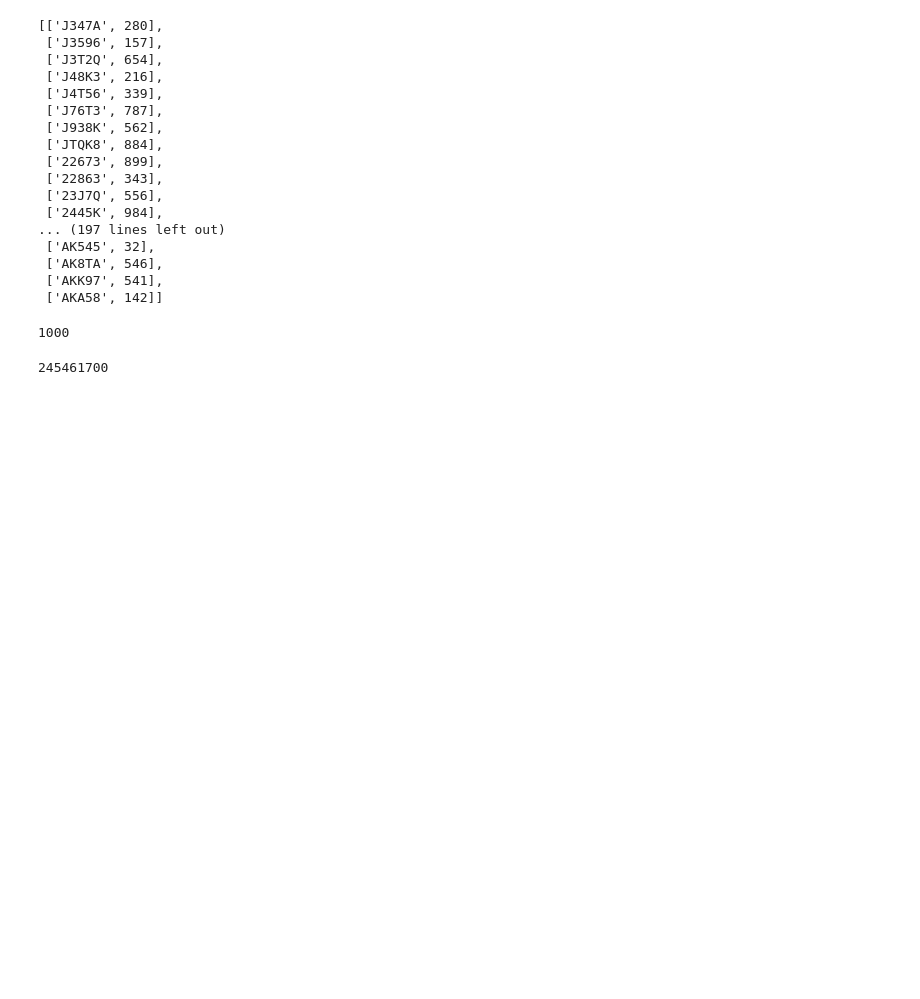
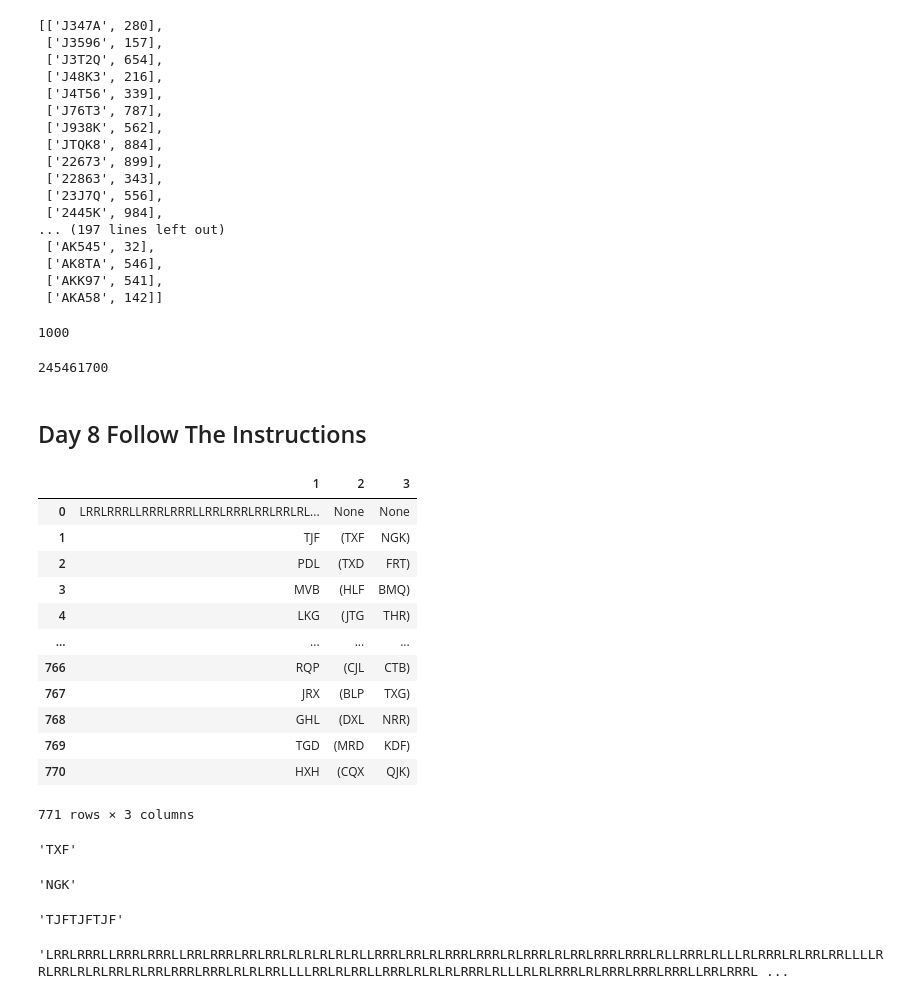
Before and after one commit to nurfnick/AdventOfCode2023, a Jupyter notebook: PythonCode.ipynb, the cells around one changed output. Drawn from its saved outputs; the diff is of its cells as text; code cells hidden in the pictures; blank space fills up the shorter version.

Commit message:
day 8 started.  Left and right are backwards...

```diff
--- a/PythonCode.ipynb
+++ b/PythonCode.ipynb
@@ -1876,3 +1876,41 @@ for i in range(len(allHands)):
 sum
 # %% [output]
 245461700
+# %% [markdown]
+## Day 8 Follow The Instructions
+# %%
+data = pa.read_csv('https://raw.githubusercontent.com/nurfnick/AdventOfCode2023/main/input8',names = [1,2,3],sep=',|=', engine='python')
+
+data
+# %% [output]
+|  | 1 | 2 | 3 |
+| 0 | LRRLRRRLLRRRLRRRLLRRLRRRLRRLRRLRL... | None | None |
+| 1 | TJF | (TXF | NGK) |
+| 2 | PDL | (TXD | FRT) |
+| 3 | MVB | (HLF | BMQ) |
+| 4 | LKG | (JTG | THR) |
+| ... | ... | ... | ... |
+| 766 | RQP | (CJL | CTB) |
+| 767 | JRX | (BLP | TXG) |
+| 768 | GHL | (DXL | NRR) |
+| 769 | TGD | (MRD | KDF) |
+| 770 | HXH | (CQX | QJK) |
+771 rows × 3 columns
+# %%
+def readRight(row):
+  return data.iloc[row,1][2:]
+
+readRight(1)
+# %% [output]
+'TXF'
+# %%
+def readLeft(row):
+  return data.iloc[row,2][1:-1]
+
+readLeft(1)
+# %% [output]
+'NGK'
+# %%
+data.iloc[1,0].strip()
+# %% [output]
+'TJFTJFTJF'
@@ -1878,0 +1919,4 @@ sum
+# %%
+path
+# %% [output]
+'LRRLRRRLLRRRLRRRLLRRLRRRLRRLRRLRLRLRLRLRLLRRRLRRLRLRRRLRRRLRLRRRLRLRRLRRRLRRRLRLLRRRLRLLLRLRRRLRLRRLRRLLLLRRLRRLRLRLRRLRLRRLRRRLRRRLRLRLRRLLLLRRLRLRRLLRRRLRLRLRLRRRLRLLLRLRLRRRLRLRRRLRRRLRRRLLRRLRRRL ...
```
Also changed, not shown: parts of 5 cells of this notebook.
